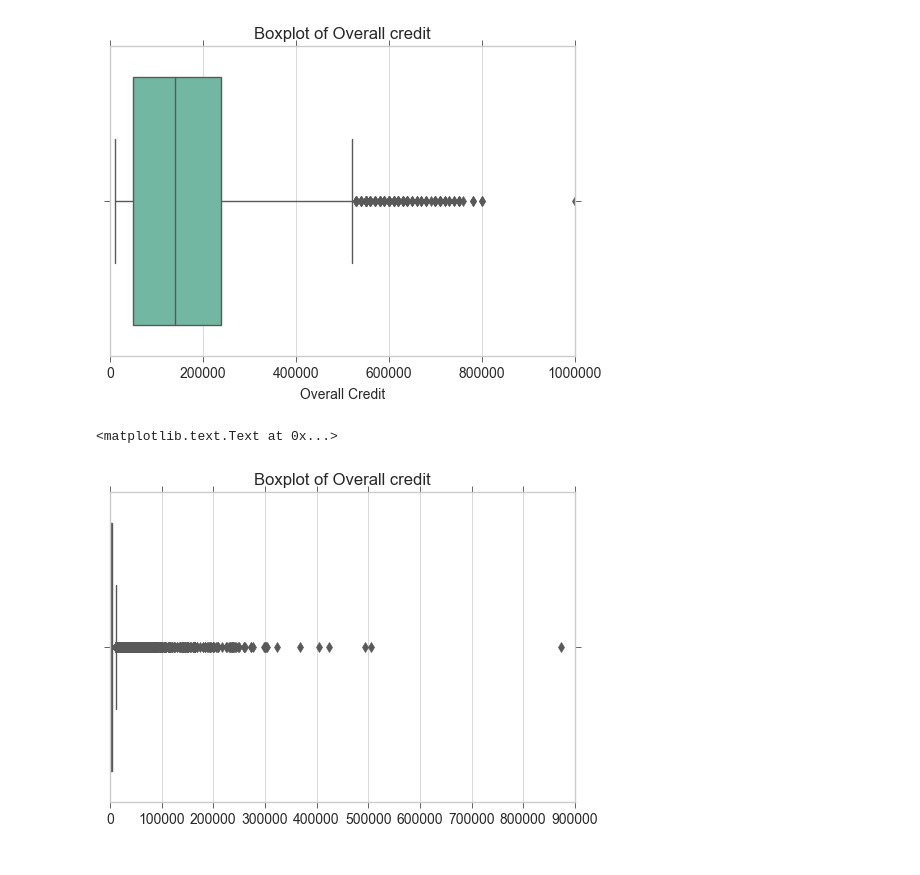
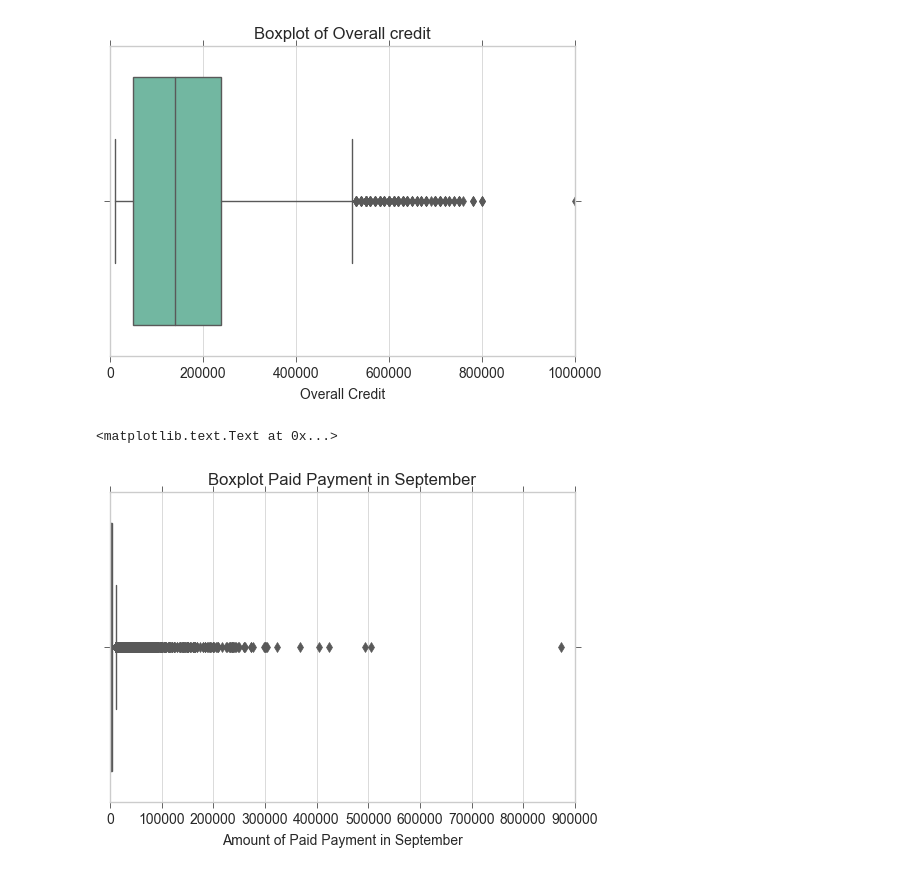
Before and after one commit to chapanerahd/Defualt_Credit_Card, a Jupyter notebook: EDA - Credit Card default.ipynb, the cells around one changed output. Saved outputs shown, nothing was run; the diff lists cells and outputs as text; code cells hidden in the pictures.

```diff
--- a/EDA - Credit Card default.ipynb
+++ b/EDA - Credit Card default.ipynb
@@ -219,8 +242,8 @@ plt.xlabel( "Overall Credit")
 [figure]
 # %%
 sns.boxplot( eda_credit_data.pp_sept)
-plt.title( "Boxplot of Overall credit")
-plt.xlabel( "")
+plt.title( "Boxplot of Paid Payment in September")
+plt.xlabel("Amount of Paid Payment in September")
 # %% [output]
 <matplotlib.text.Text at 0x...>
-[figure, old version]
+[figure, new version]
```
Also changed, not shown: parts of 7 cells of this notebook.
